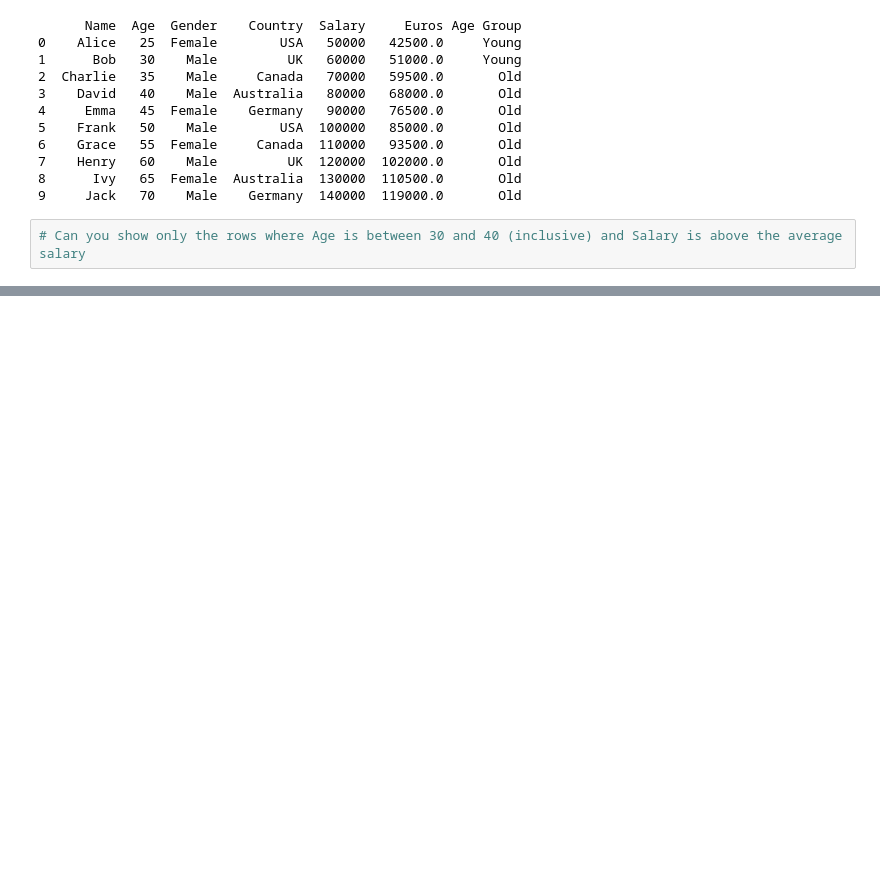
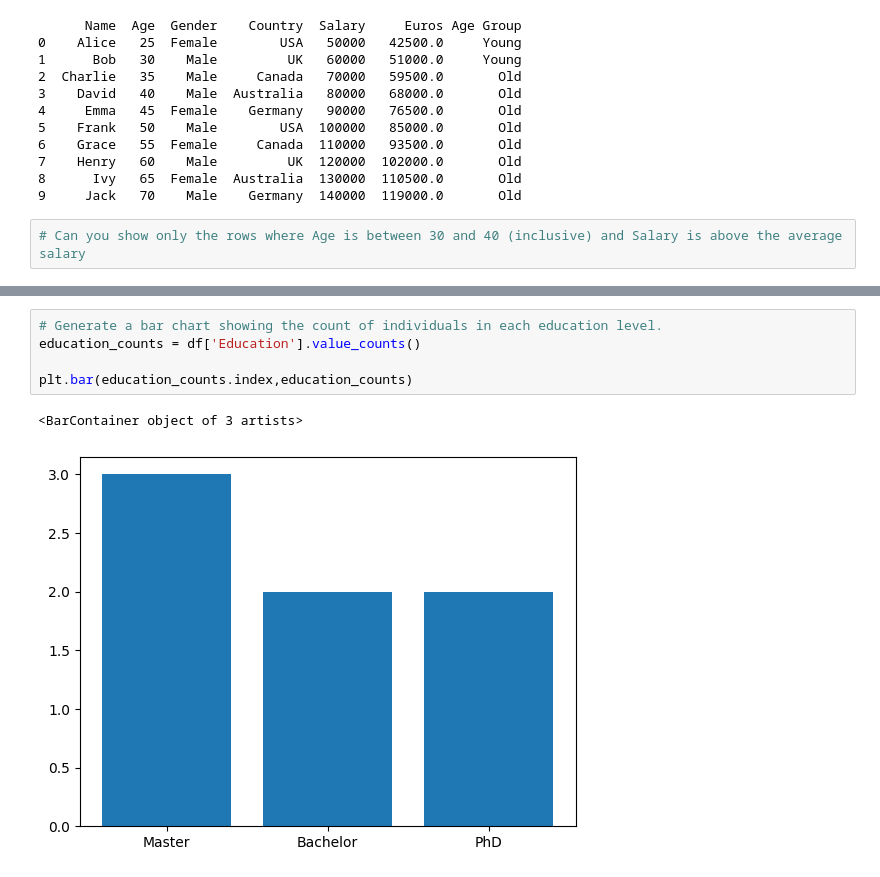
Before and after one commit to ankit-chuahan/Python-Practice-Questions, a Jupyter notebook: Practice_python_codes.ipynb, the cells around one changed output, grey strips where cells are left out. Drawn from its saved outputs; the diff is of its cells as text; blank space fills up the shorter version.

```diff
--- a/Practice_python_codes.ipynb
+++ b/Practice_python_codes.ipynb
@@ -1802,0 +1905,8 @@ print(df)
+# %%
+# Generate a bar chart showing the count of individuals in each education level.
+education_counts = df['Education'].value_counts()
+
+plt.bar(education_counts.index,education_counts)
+# %% [output]
+<BarContainer object of 3 artists>
+[figure, added]
```
Also changed, not shown: parts of 11 cells of this notebook.
